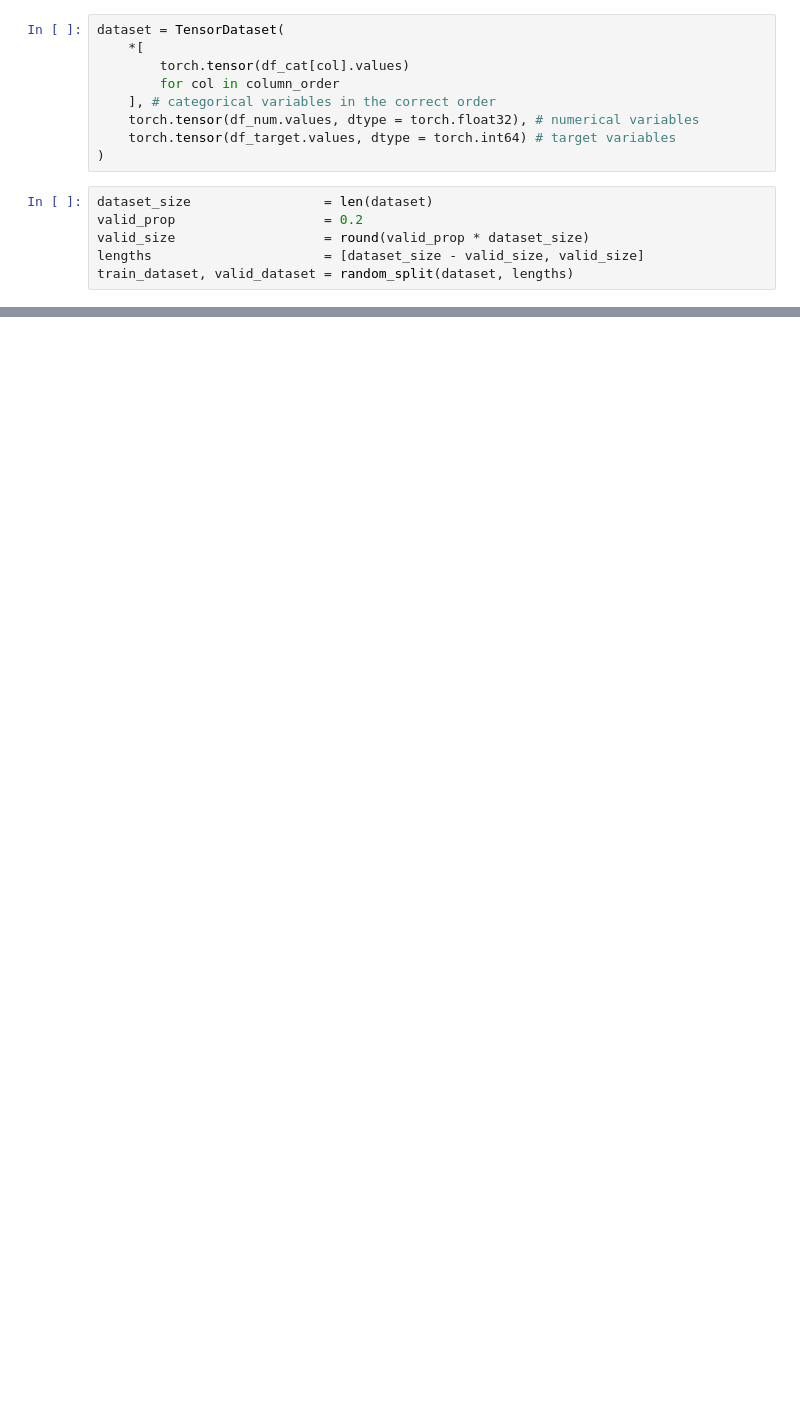
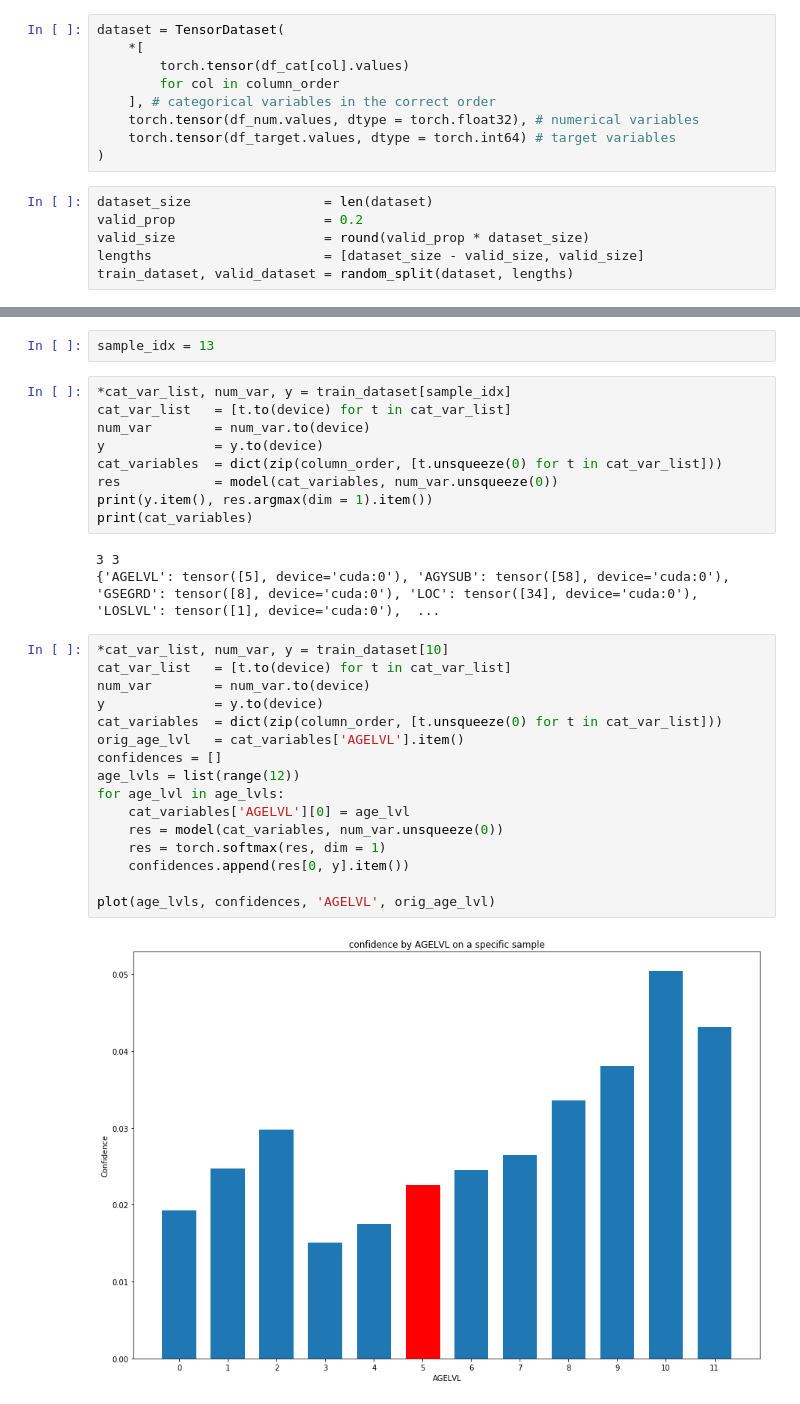
Before and after one commit to DisaitekAI/membership_inference_attack, a Jupyter notebook: notebooks/fed_emp_classification.ipynb, the cells around one changed output, grey strips where cells are left out. Cells and saved outputs as stored; diff of their text form; blank space fills up the shorter version.

```diff
--- a/notebooks/fed_emp_classification.ipynb
+++ b/notebooks/fed_emp_classification.ipynb
@@ -202,0 +282,32 @@ print(valid_correct / valid_total)
+# %%
+sample_idx = 13
+# %%
+*cat_var_list, num_var, y = train_dataset[sample_idx]
+cat_var_list   = [t.to(device) for t in cat_var_list]
+num_var        = num_var.to(device)
+y              = y.to(device)
+cat_variables  = dict(zip(column_order, [t.unsqueeze(0) for t in cat_var_list]))
+res            = model(cat_variables, num_var.unsqueeze(0))
+print(y.item(), res.argmax(dim = 1).item())
+print(cat_variables)
+# %% [output]
+3 3
+{'AGELVL': tensor([5], device='cuda:0'), 'AGYSUB': tensor([58], device='cuda:0'), 'GSEGRD': tensor([8], device='cuda:0'), 'LOC': tensor([34], device='cuda:0'), 'LOSLVL': tensor([1], device='cuda:0'),  ...
+# %%
+*cat_var_list, num_var, y = train_dataset[10]
+cat_var_list   = [t.to(device) for t in cat_var_list]
+num_var        = num_var.to(device)
+y              = y.to(device)
+cat_variables  = dict(zip(column_order, [t.unsqueeze(0) for t in cat_var_list]))
+orig_age_lvl   = cat_variables['AGELVL'].item()
+confidences = []
+age_lvls = list(range(12))
+for age_lvl in age_lvls:
+    cat_variables['AGELVL'][0] = age_lvl
+    res = model(cat_variables, num_var.unsqueeze(0))
+    res = torch.softmax(res, dim = 1)
+    confidences.append(res[0, y].item())
+
+plot(age_lvls, confidences, 'AGELVL', orig_age_lvl)
+# %% [output]
+[figure, added]
```
Also changed, not shown: parts of 10 cells of this notebook.
